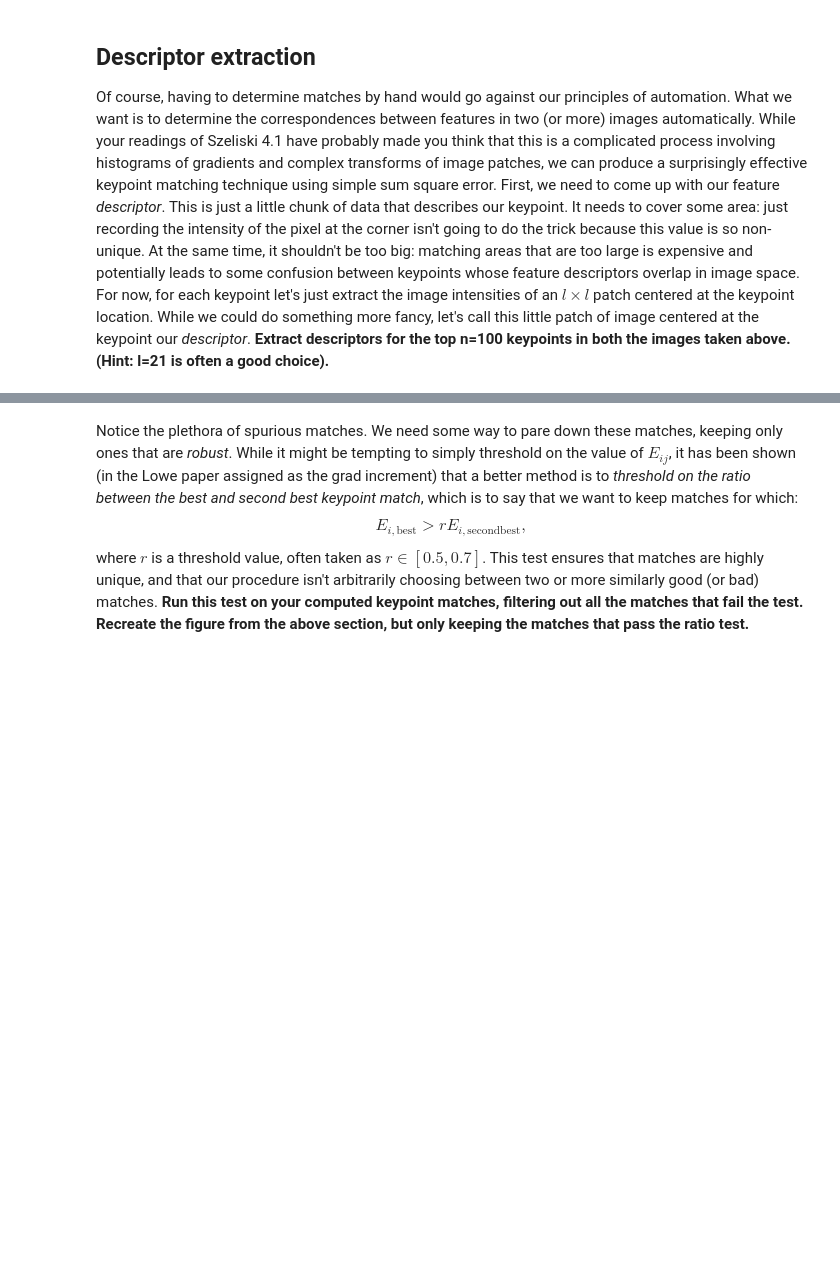
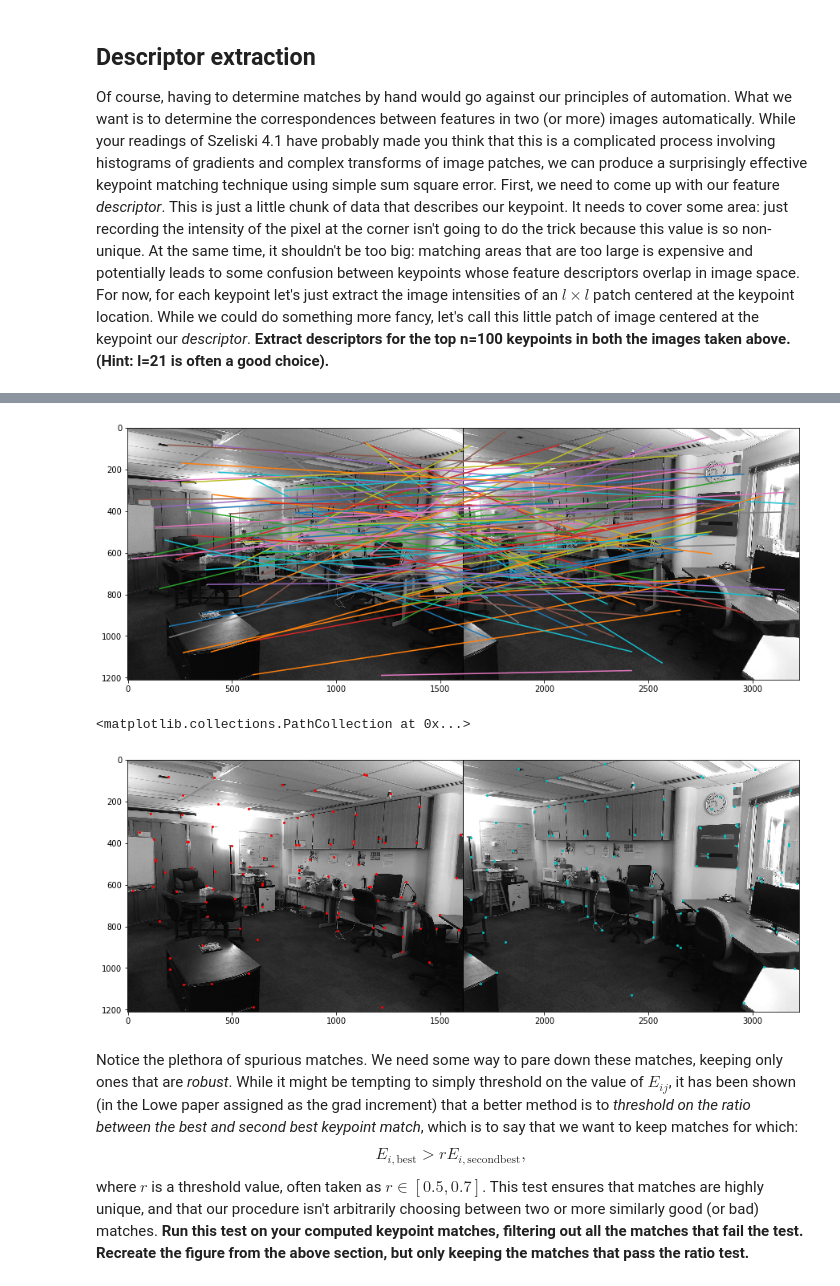
Before and after one commit to fbunt/190211_feature_matching, a Jupyter notebook: keypoint_matching.ipynb, the cells around one changed output, grey strips where cells are left out. Drawn from its saved outputs; the diff is of its cells as text; code cells hidden in the pictures; blank space fills up the shorter version.

Commit message:
Add working discriptor matching

```diff
--- a/keypoint_matching.ipynb
+++ b/keypoint_matching.ipynb
@@ -47,6 +47,15 @@ plt.scatter(kpts1[0] + width, kpts1[1], color="c", s=s)
 # %% [markdown]
 ## Descriptor extraction
 Of course, having to determine matches by hand would go against our principles of automation.  What we want is to determine the correspondences between features in two (or more) images automatically.  While your readings of Szeliski 4.1 have probably made you think that this is a complicated process involving histograms of gradients and complex transforms of image patches, we can produce a surprisingly effective keypoint matching technique using simple sum square error.  First, we need to come up with our feature *descriptor*.  This is just a little chunk of data that describes our keypoint.  It needs to cover some area: just recording the intensity of the pixel at the corner isn't going to do the trick because this value is so non-unique.  At the same time, it shouldn't be too big: matching areas that are too large is expensive and potentially leads to some confusion between keypoints whose feature descriptors overlap in image space.  For now, for each keypoint let's just extract the image intensities of an $l \times l$ patch centered at the keypoint location.  While we could do something more fancy, let's call this little patch of image centered at the keypoint our *descriptor*.  **Extract descriptors for the top n=100 keypoints in both the images taken above.  (Hint: l=21 is often a good choice).**
+# %%
+def descriptor(img,kpts,l=21):
+    descriptors = []
+    r = l//2
+    for u, v in zip(*kpts):
+        descriptor_range = img[v-r:v+r+1,u-r:u+r+1].ravel()
+        descriptors.append(descriptor_range)
+
+    return descriptors
 # %% [markdown]
 ## Descriptor matching
 Now that we have extracted features, we need to form correspondences between features in each image via *matching*.  While there are many more efficient ways to perform feature matching, oftentimes the simplest and most effective method is the so-called brute force method: for each descriptor in image 1, compare it to each descriptor in image 2, and determine the one that is the best match.  To do this we need to define a mathematical value for what constitutes a good match.  In this case, I suggest using *z-normalized sum squared error*, e.g.
@@ -62,6 +71,43 @@ E_{ij} = \sum_{p} (D_{i,p} - D_{j,p})^2,
 $$
 where $D_i$ is the $i-$th keypoint descriptor for image 1 and $D_j$ is the $j-$th keypoint descriptor for image 2.  The z-normalization helps to ameliorate difficulties associated with changes in lighting and image intensity.  **Compute $E_{ij}$ for each pair of descriptors, and find the match for which $E_{ij}$ is smallest.  Plot the two images side by side and overlay lines connecting keypoints in each image to their best match in the other image.** An example might look like this:
 <img src="unfiltered_matches.png">
+# %%
+def descriptor_match(dList1,dList2):
+    dhat1 = [(d - d.mean()) / d.std() for d in dList1]
+    dhat2 = [(d - d.mean()) / d.std() for d in dList2]
+    matches = []
+    error = 0
+    for i, dh1 in enumerate(dhat1):
+        mn = np.inf
+        mnj = None
+        for j, dh2 in enumerate(dhat2):
+            error = ((dh1 - dh2)**2).sum()
+
+            if error < mn:
+                mn = error
+                mnj = j
+
+        matches.append((i,mnj))
+
+    return matches
+# %%
+dList1 = descriptor(img0,kpts0)
+dList2 = descriptor(img1,kpts1)
+matches = descriptor_match(dList1,dList2)
+# %%
+imgshow2(img0,img1, show=False)
+for i, j in matches:
+    x = [kpts0[0][i],kpts1[0][j] + width]
+    y = [kpts0[1][i],kpts1[1][i]]
+    plt.plot(x,y)
+plt.show()
+imgshow2(img0, img1, show=False)
+plt.scatter(kpts0[0], kpts0[1], color="r", s=s)
+plt.scatter(kpts1[0] + width, kpts1[1], color="c", s=s)
+# %% [output]
+[figure, added]
+<matplotlib.collections.PathCollection at 0x...>
+[figure, added]
 # %% [markdown]
 Notice the plethora of spurious matches.  We need some way to pare down these matches, keeping only ones that are *robust*.  While it might be tempting to simply threshold on the value of $E_{ij}$, it has been shown (in the Lowe paper assigned as the grad increment) that a better method is to *threshold on the ratio between the best and second best keypoint match*, which is to say that we want to keep matches for which:
 $$
```
Also changed, not shown: parts of 3 cells of this notebook, 1 other file.
